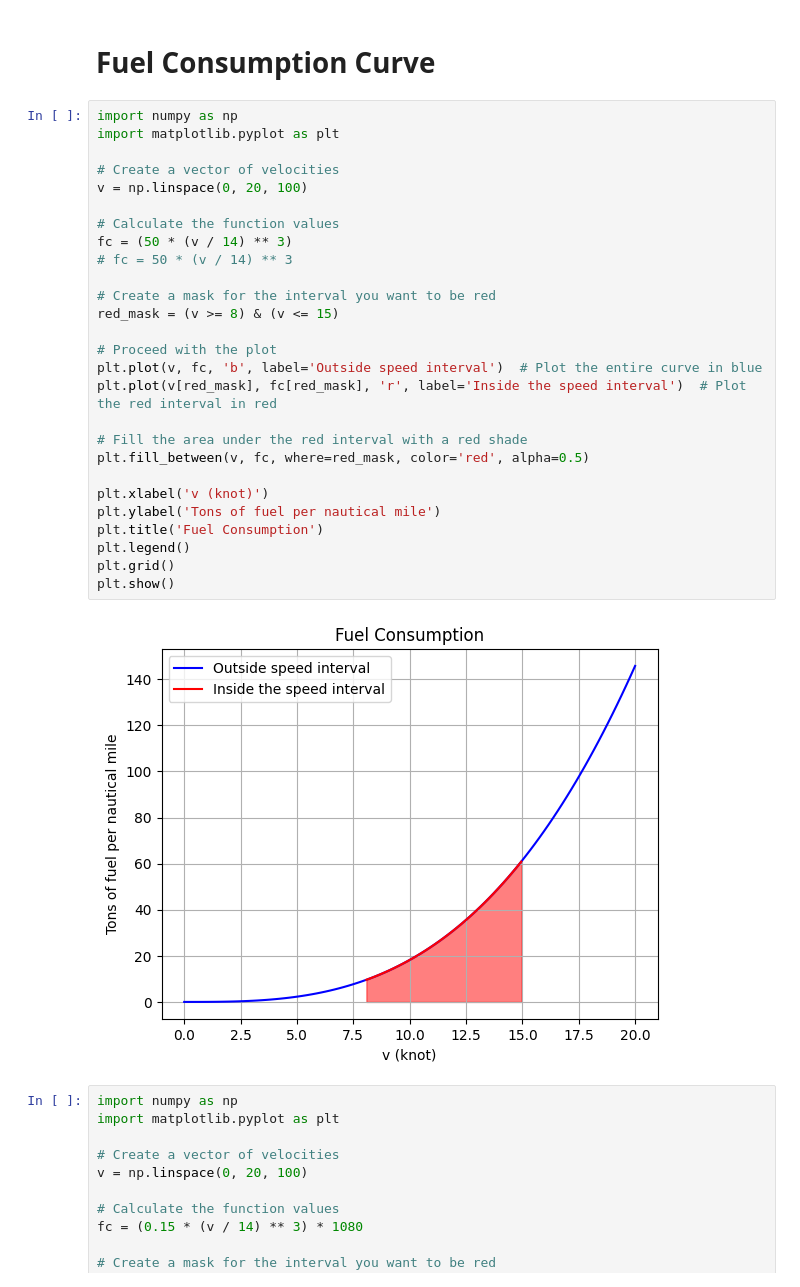
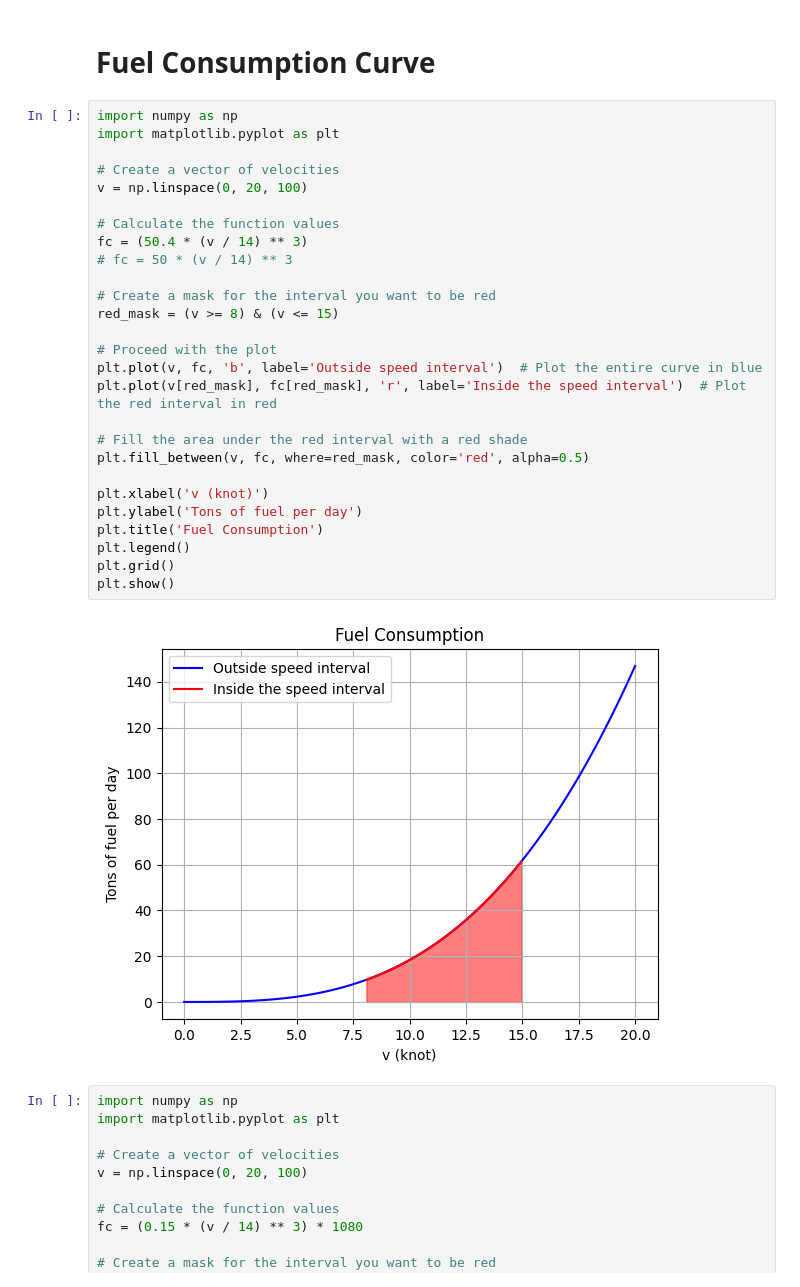
Before and after one commit to tobiasbergeland/SpeedOptiRepo, a Jupyter notebook: plots.ipynb, the cells around one changed output. Cells and saved outputs as stored; diff of their text form.

```diff
--- a/plots.ipynb
+++ b/plots.ipynb
@@ -7,32 +7,32 @@ import numpy as np
 # %%
 import numpy as np
 import matplotlib.pyplot as plt
 
 # Create a vector of velocities
 v = np.linspace(0, 20, 100)
 
 # Calculate the function values
-fc = (50 * (v / 14) ** 3)
+fc = (50.4 * (v / 14) ** 3)
 # fc = 50 * (v / 14) ** 3
 
 # Create a mask for the interval you want to be red
 red_mask = (v >= 8) & (v <= 15)
 
 # Proceed with the plot
 plt.plot(v, fc, 'b', label='Outside speed interval')  # Plot the entire curve in blue
 plt.plot(v[red_mask], fc[red_mask], 'r', label='Inside the speed interval')  # Plot the red interval in red
 
 # Fill the area under the red interval with a red shade
 plt.fill_between(v, fc, where=red_mask, color='red', alpha=0.5)
 
 plt.xlabel('v (knot)')
-plt.ylabel('Tons of fuel per nautical mile')
+plt.ylabel('Tons of fuel per day')
 plt.title('Fuel Consumption')
 plt.legend()
 plt.grid()
 plt.show()
 # %% [output]
-[figure, old version]
+[figure, new version]
 # %%
 import numpy as np
 import matplotlib.pyplot as plt
```
Also changed, not shown: 6 other files.
